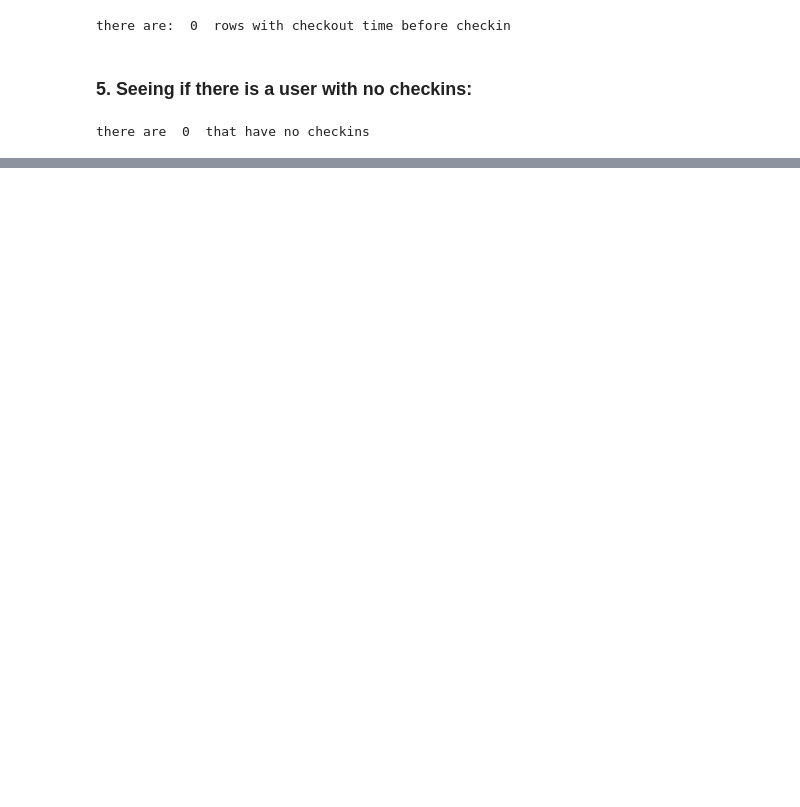
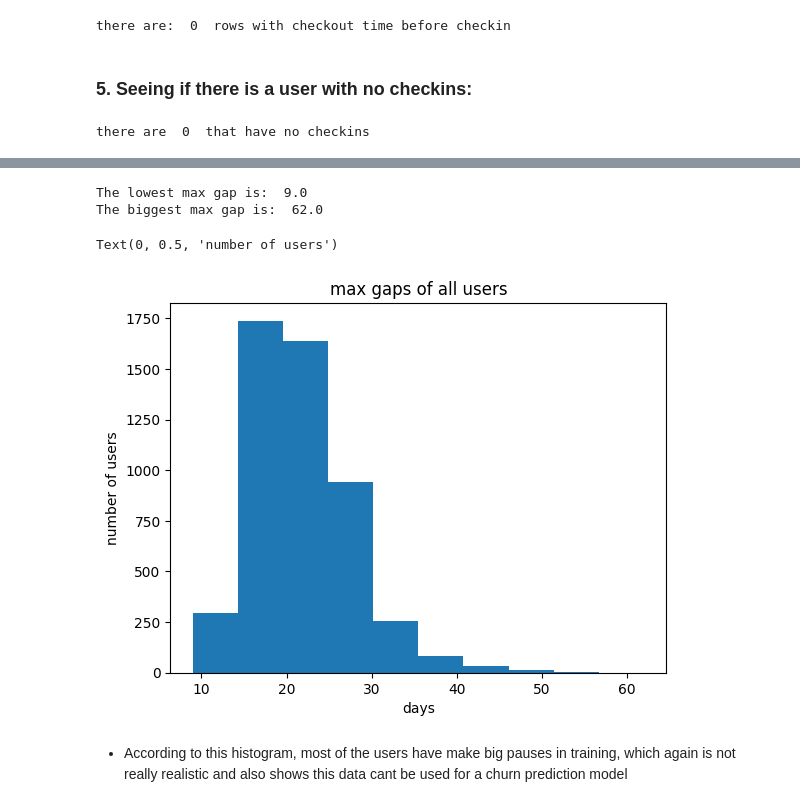
Before and after one commit to nev12/gym-dropout-prediction, a Jupyter notebook: 00_data_sanity_check.ipynb, the cells around one changed output, grey strips where cells are left out. Cells and saved outputs as stored; diff of their text form; code cells hidden in the pictures; blank space fills up the shorter version.

```diff
--- a/00_data_sanity_check.ipynb
+++ b/00_data_sanity_check.ipynb
@@ -279,0 +370,6 @@ there are  0  that have no checkins
+# %%
+checkins = checkins.sort_values(["user_id", "checkin_time"])
+
+checkins['gap_days'] = checkins.groupby("user_id")["checkin_time"].diff().dt.days
+gaps = checkins.groupby("user_id")["gap_days"].max()
+gaps
@@ -279,0 +392,16 @@ there are  0  that have no checkins
+# %%
+print("The lowest max gap is: ", gaps.min())
+print("The biggest max gap is: ", gaps.max())
+# %% [output]
+The lowest max gap is:  9.0
+The biggest max gap is:  62.0
+# %%
+plt.hist(gaps)
+plt.title("max gaps of all users")
+plt.xlabel("days")
+plt.ylabel("number of users")
+# %% [output]
+Text(0, 0.5, 'number of users')
+[figure, added]
+# %% [markdown]
+- According to this histogram, most of the users have make big pauses in training, which again is not really realistic and also shows this data cant be used for a churn prediction model
```
Also changed, not shown: parts of 16 cells of this notebook.
